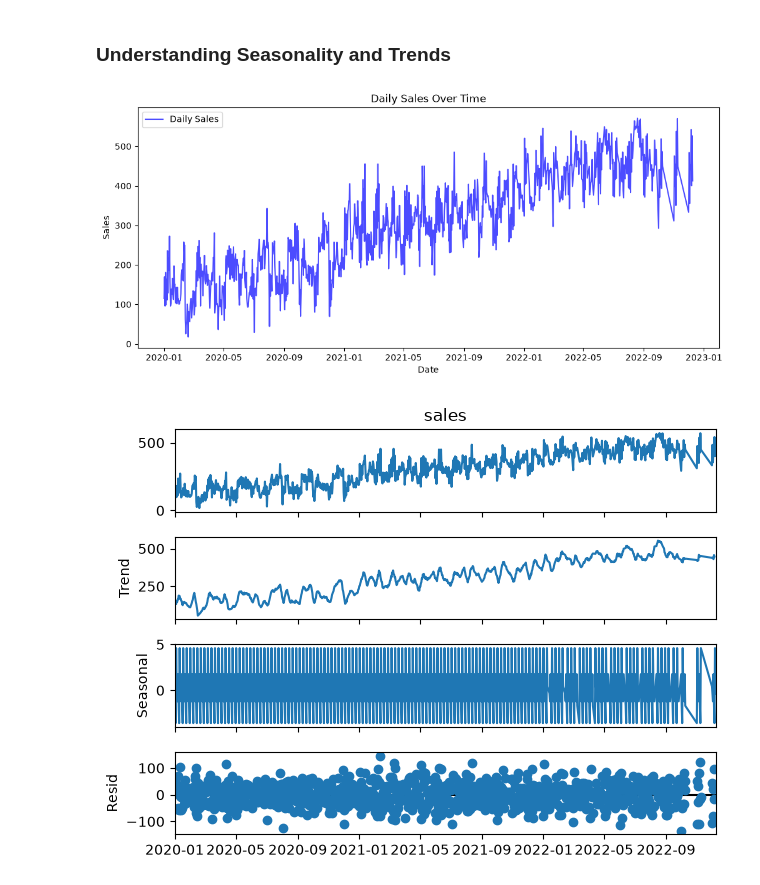
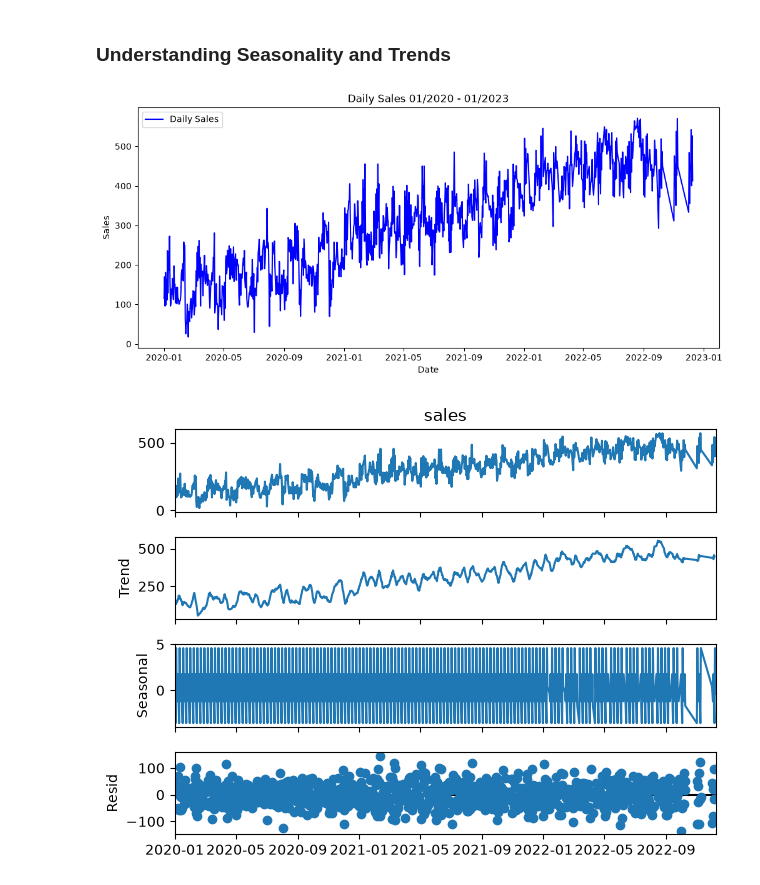
Before and after one commit to jonnamoi/Data-Analysis-with-Python-Case-Studies, a Jupyter notebook: one_sales_forecasting.ipynb, the cells around one changed output. Saved outputs shown, nothing was run; the diff lists cells and outputs as text; code cells hidden in the pictures.

```diff
--- a/one_sales_forecasting.ipynb
+++ b/one_sales_forecasting.ipynb
@@ -100,14 +100,14 @@ plt.show()
 ### Understanding Seasonality and Trends
 # %%
 plt.figure(figsize=(12, 5))
-plt.plot(df["date"], df["sales"], label="Daily Sales", color='blue', alpha=0.7)
+plt.plot(df["date"], df["sales"], label="Daily Sales", color='blue')
 plt.xlabel("Date")
 plt.ylabel("Sales")
-plt.title("Daily Sales Over Time")
+plt.title("Daily Sales 01/2020 - 01/2023")
 plt.legend()
 plt.show()
 # %% [output]
-[figure, old version]
+[figure, new version]
 # %%
 from statsmodels.tsa.seasonal import seasonal_decompose
 
```
Also changed, not shown: parts of 1 cell of this notebook.
